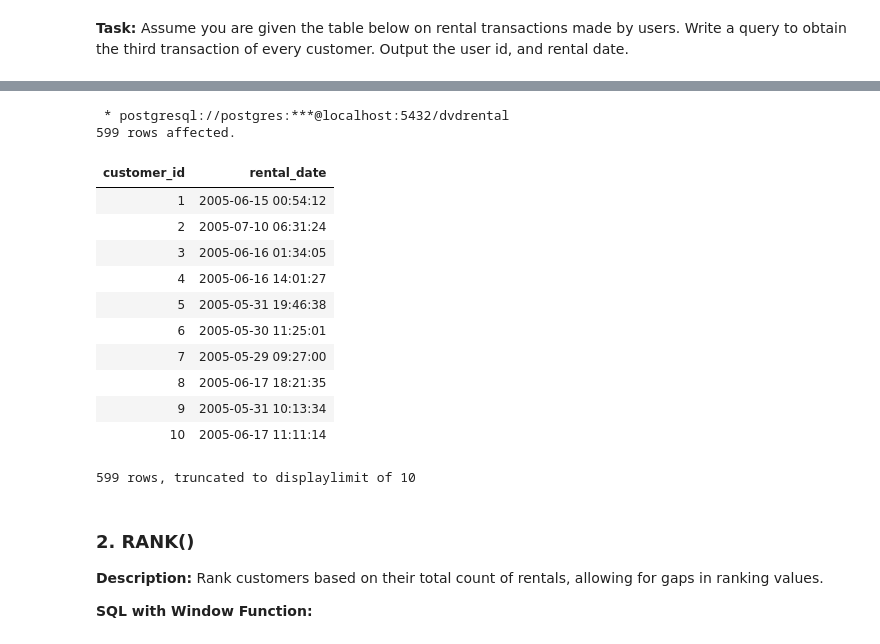
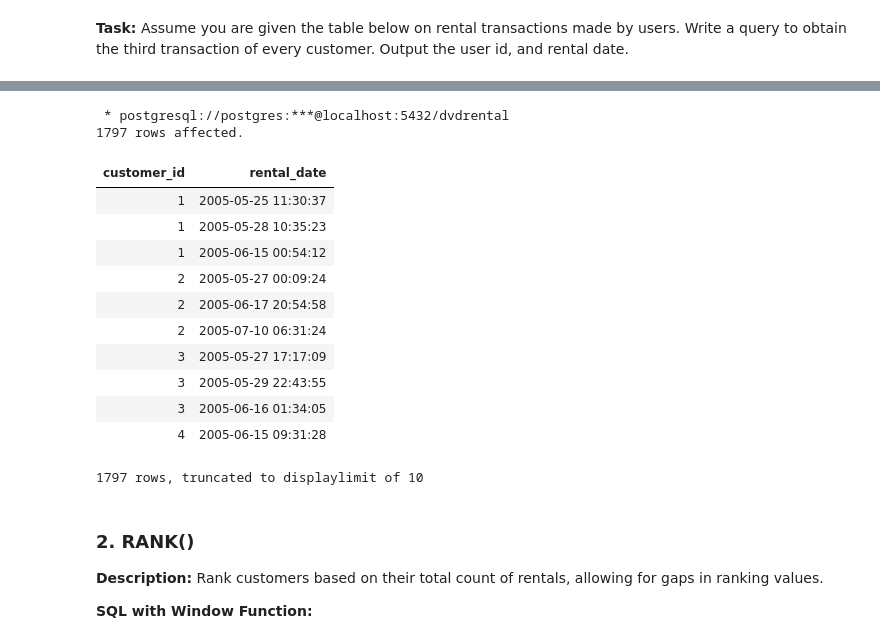
Before and after one commit to TRU-DASC/DASC_5410_students, a Jupyter notebook: _sources/lectures/lecture10.ipynb, the cells around one changed output, grey strips where cells are left out. Drawn from its saved outputs; the diff is of its cells as text; code cells hidden in the pictures.

```diff
--- a/_sources/lectures/lecture10.ipynb
+++ b/_sources/lectures/lecture10.ipynb
@@ -76,31 +91,31 @@ FROM rental;
 # %%
 %%sql
 SELECT
     customer_id,
     rental_date
 FROM (
     SELECT
         customer_id,
         rental_date,
         ROW_NUMBER() OVER (PARTITION BY customer_id ORDER BY rental_date) AS row_num
     FROM rental
 ) AS subquery
-WHERE row_num = 3;
+WHERE row_num <= 3;
 # %% [output]
  * postgresql://postgres:***@localhost:5432/dvdrental
-599 rows affected.
+1797 rows affected.
 | customer_id | rental_date |
+| 1 | 2005-05-25 11:30:37 |
+| 1 | 2005-05-28 10:35:23 |
 | 1 | 2005-06-15 00:54:12 |
+| 2 | 2005-05-27 00:09:24 |
+| 2 | 2005-06-17 20:54:58 |
 | 2 | 2005-07-10 06:31:24 |
+| 3 | 2005-05-27 17:17:09 |
+| 3 | 2005-05-29 22:43:55 |
 | 3 | 2005-06-16 01:34:05 |
-| 4 | 2005-06-16 14:01:27 |
-| 5 | 2005-05-31 19:46:38 |
-| 6 | 2005-05-30 11:25:01 |
-| 7 | 2005-05-29 09:27:00 |
-| 8 | 2005-06-17 18:21:35 |
-| 9 | 2005-05-31 10:13:34 |
-| 10 | 2005-06-17 11:11:14 |
+| 4 | 2005-06-15 09:31:28 |
-599 rows, truncated to displaylimit of 10
+1797 rows, truncated to displaylimit of 10
 # %% [markdown]
 
 
```
Also changed, not shown: parts of 9 cells of this notebook, 15 other files.
